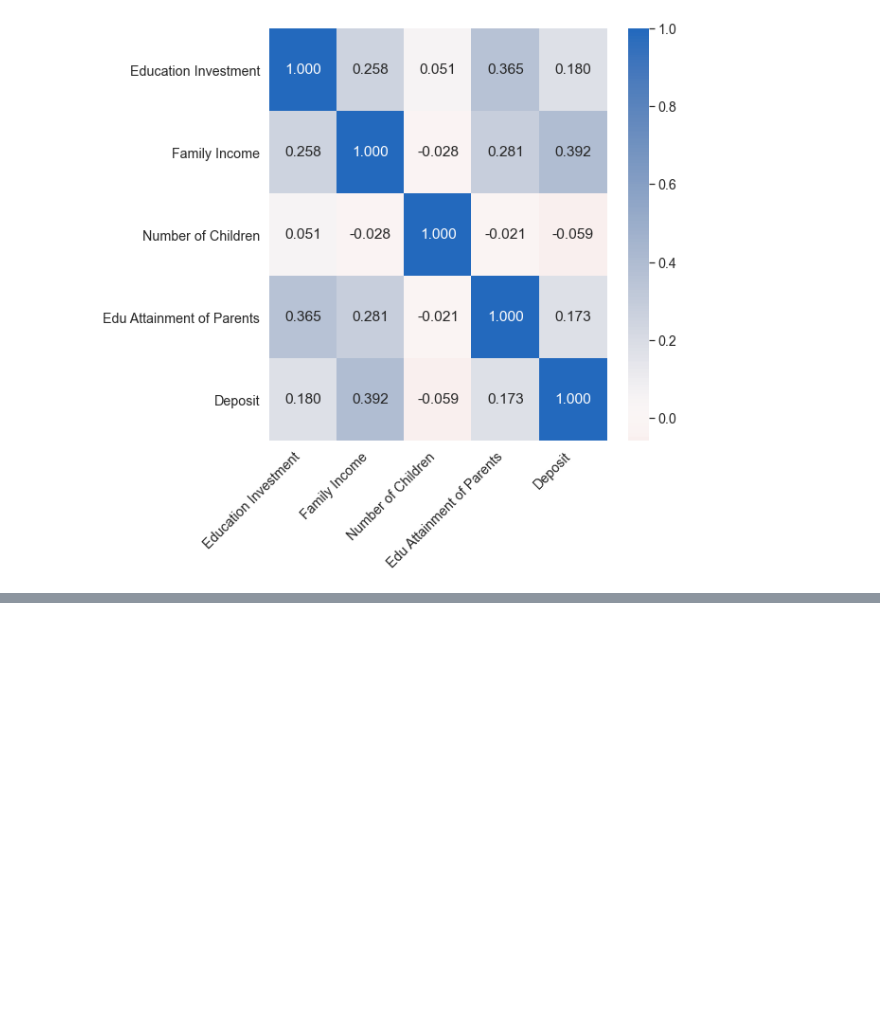
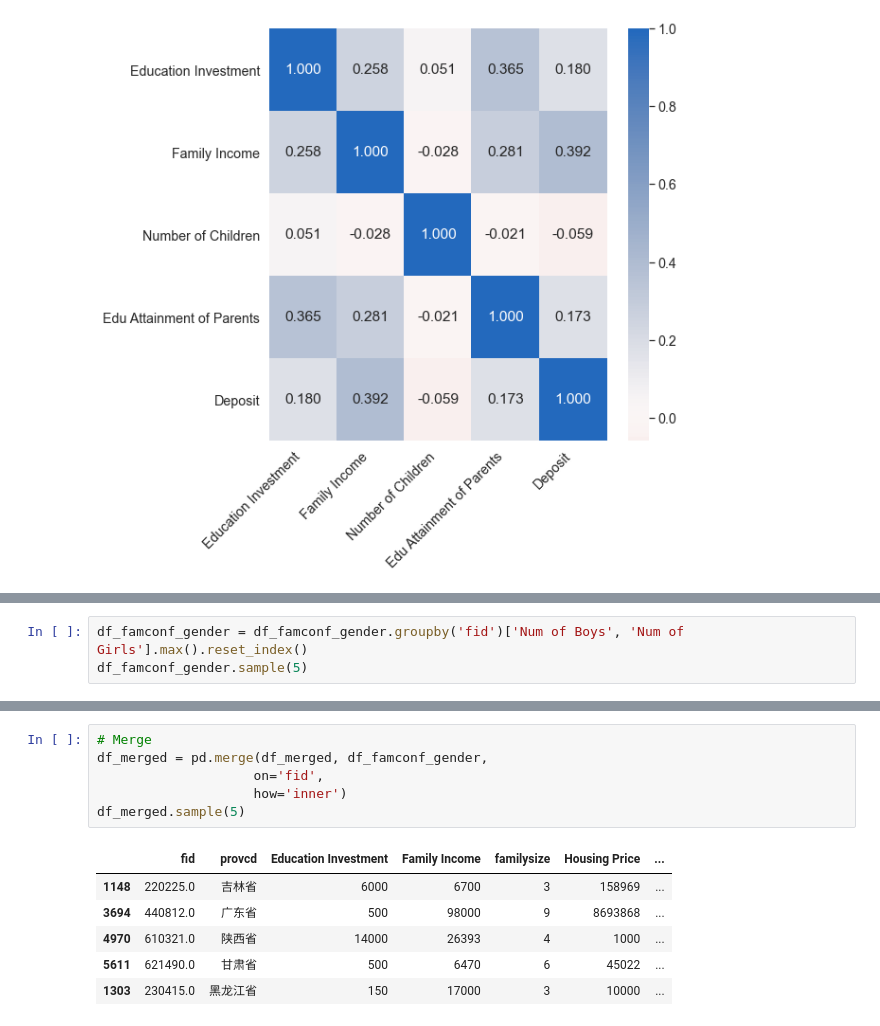
Before and after one commit to aresgtr/HKUST-MASS-5210-Project, a Jupyter notebook: post_presentation.ipynb, the cells around one changed output, grey strips where cells are left out. Drawn from its saved outputs; the diff is of its cells as text; blank space fills up the shorter version.

```diff
--- a/post_presentation.ipynb
+++ b/post_presentation.ipynb
@@ -572,0 +609,3 @@ plt.show()
+# %%
+df_famconf_gender = df_famconf_gender.groupby('fid')['Num of Boys', 'Num of Girls'].max().reset_index()
+df_famconf_gender.sample(5)
@@ -572,0 +619,13 @@ plt.show()
+# %%
+# Merge
+df_merged = pd.merge(df_merged, df_famconf_gender,
+                    on='fid',
+                    how='inner')
+df_merged.sample(5)
+# %% [output]
+|  | fid | provcd | Education Investment | Family Income | familysize | Housing Price | ... |
+| 1148 | 220225.0 | 吉林省 | 6000 | 6700 | 3 | 158969 | ... |
+| 3694 | 440812.0 | 广东省 | 500 | 98000 | 9 | 8693868 | ... |
+| 4970 | 610321.0 | 陕西省 | 14000 | 26393 | 4 | 1000 | ... |
+| 5611 | 621490.0 | 甘肃省 | 500 | 6470 | 6 | 45022 | ... |
+| 1303 | 230415.0 | 黑龙江省 | 150 | 17000 | 3 | 10000 | ... |
```
Also changed, not shown: parts of 14 cells of this notebook.
